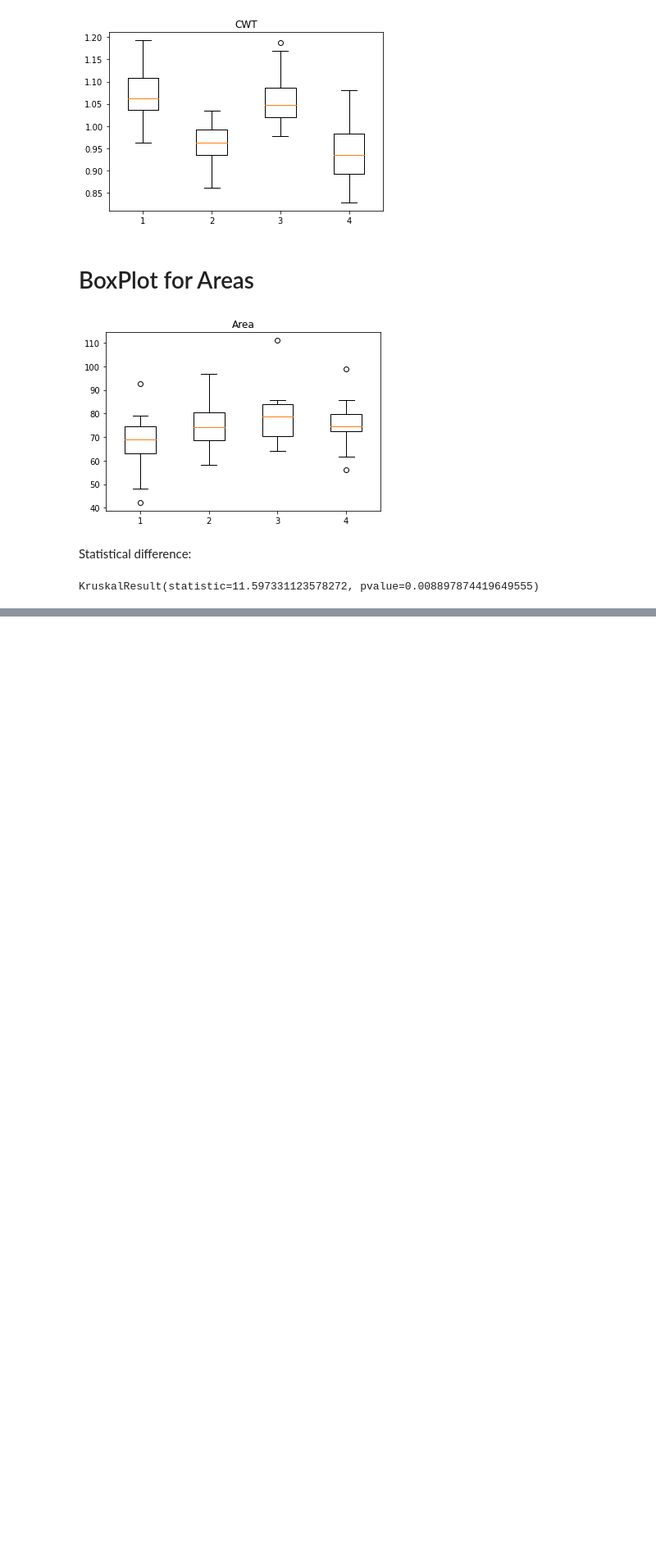
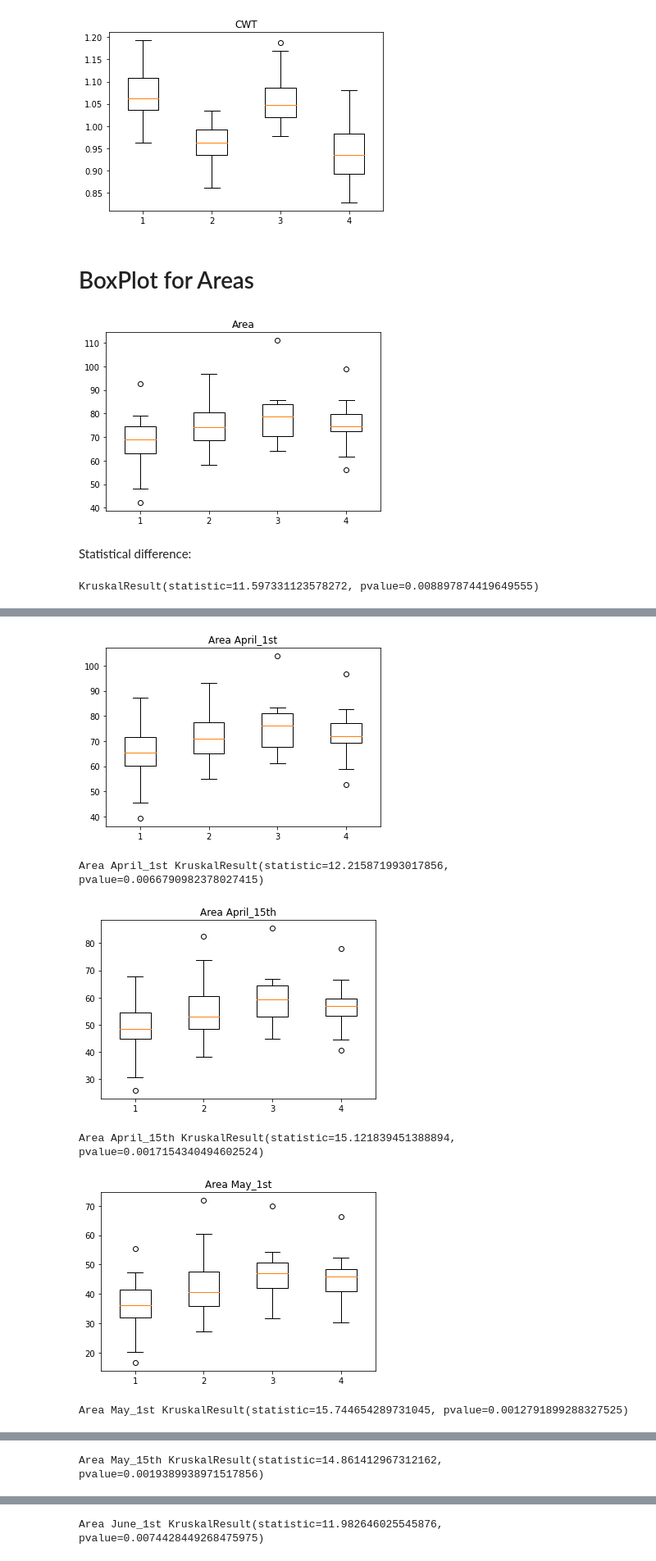
Before and after one commit to mikewellmeansme/TracheidClustering, a Jupyter notebook: notebooks/boxplot.ipynb, the cells around one changed output, grey strips where cells are left out. Shown at 82% size. Saved outputs shown, nothing was run; the diff lists cells and outputs as text; code cells hidden in the pictures; blank space fills up the shorter version.

```diff
--- a/notebooks/boxplot.ipynb
+++ b/notebooks/boxplot.ipynb
@@ -69,0 +89,17 @@ KruskalResult(statistic=11.597331123578272, pvalue=0.008897874419649555)
+# %%
+from scipy.stats import mstats
+
+for column in areas.columns:
+    if column in ['Year', 'Class']:
+        continue
+    plt.boxplot([c1[1:][column], c2[column], c3[column], c4[column]])
+    plt.title(column)
+    plt.show()
+    print(column, mstats.kruskalwallis(list(c1[1:][column]), list(c2[column]), list(c3[column]), list(c4[column])))
+# %% [output]
+[figure, added]
+Area April_1st KruskalResult(statistic=12.215871993017856, pvalue=0.0066790982378027415)
+[figure, added]
+Area April_15th KruskalResult(statistic=15.121839451388894, pvalue=0.0017154340494602524)
+[figure, added]
+Area May_1st KruskalResult(statistic=15.744654289731045, pvalue=0.0012791899288327525)
@@ -69,0 +107 @@ KruskalResult(statistic=11.597331123578272, pvalue=0.008897874419649555)
+Area May_15th KruskalResult(statistic=14.861412967312162, pvalue=0.0019389938971517856)
@@ -69,0 +109 @@ KruskalResult(statistic=11.597331123578272, pvalue=0.008897874419649555)
+Area June_1st KruskalResult(statistic=11.982646025545876, pvalue=0.0074428449268475975)
```
Also changed, not shown: parts of 6 cells of this notebook, 2 other files.
